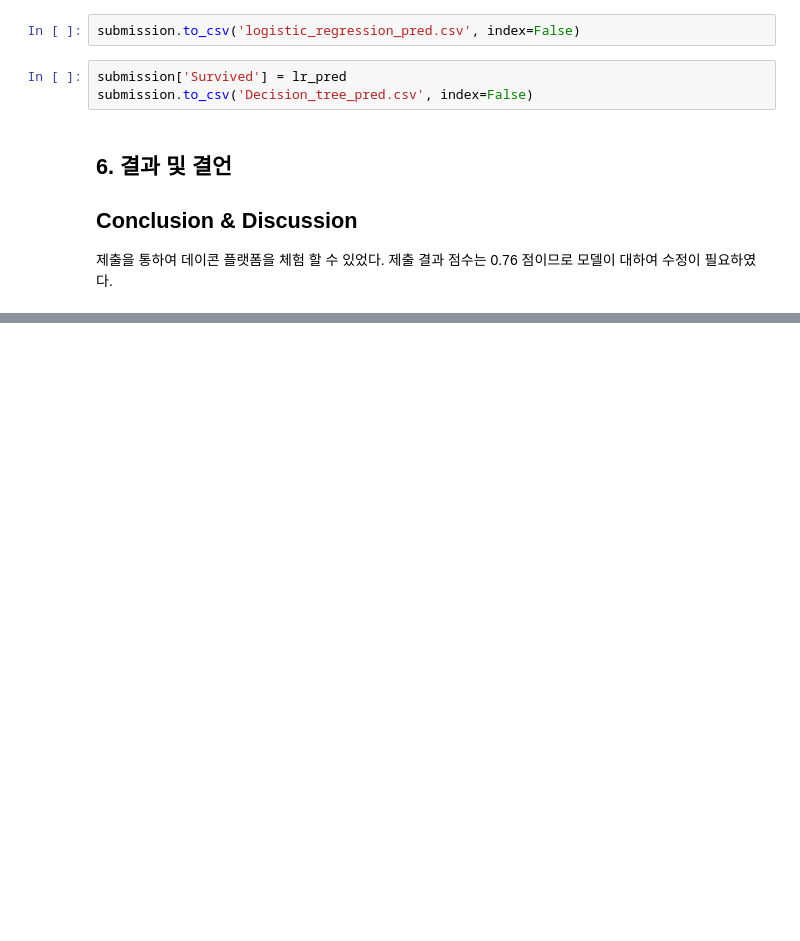
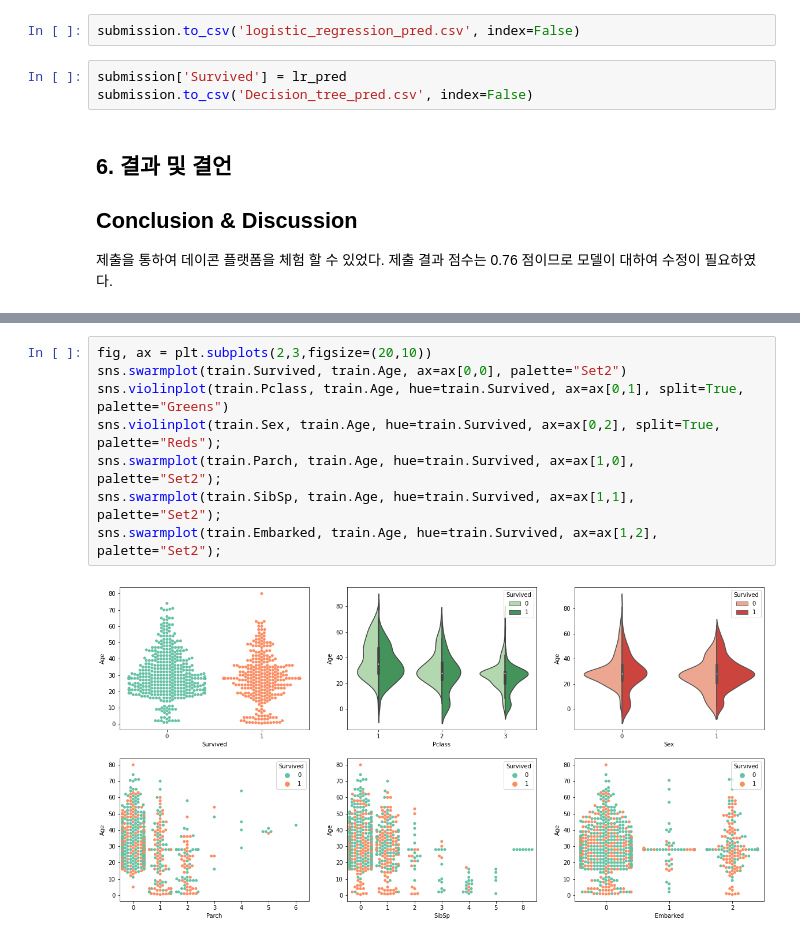
Before and after one commit to SundayDeepLearning/SundayDeepLearning, a Jupyter notebook: MC_Titanic/src/titanic.ipynb, the cells around one changed output, grey strips where cells are left out. Drawn from its saved outputs; the diff is of its cells as text; blank space fills up the shorter version.

```diff
--- a/MC_Titanic/src/titanic.ipynb
+++ b/MC_Titanic/src/titanic.ipynb
@@ -503,0 +753,10 @@ submission.to_csv('Decision_tree_pred.csv', index=False)
+# %%
+fig, ax = plt.subplots(2,3,figsize=(20,10))
+sns.swarmplot(train.Survived, train.Age, ax=ax[0,0], palette="Set2")
+sns.violinplot(train.Pclass, train.Age, hue=train.Survived, ax=ax[0,1], split=True, palette="Greens")
+sns.violinplot(train.Sex, train.Age, hue=train.Survived, ax=ax[0,2], split=True, palette="Reds");
+sns.swarmplot(train.Parch, train.Age, hue=train.Survived, ax=ax[1,0], palette="Set2");
+sns.swarmplot(train.SibSp, train.Age, hue=train.Survived, ax=ax[1,1], palette="Set2");
+sns.swarmplot(train.Embarked, train.Age, hue=train.Survived, ax=ax[1,2], palette="Set2");
+# %% [output]
+[figure, added]
```
Also changed, not shown: parts of 26 cells of this notebook.
